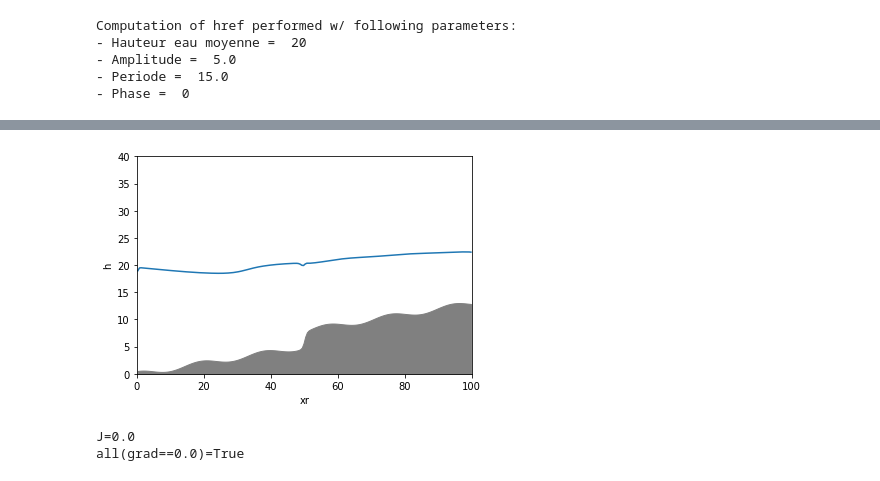
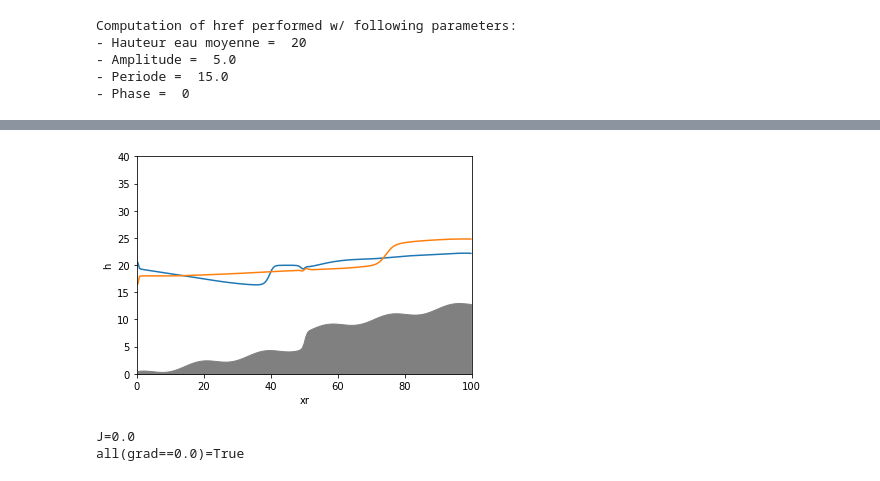
Before and after one commit to VTrappler/SWE1D, a Jupyter notebook: example.ipynb, the cells around one changed output, grey strips where cells are left out. Saved outputs shown, nothing was run; the diff lists cells and outputs as text; code cells hidden in the pictures.

```diff
--- a/example.ipynb
+++ b/example.ipynb
@@ -17,11 +17,11 @@ Computation of href performed w/ following parameters:
 - Periode =  15.0
 - Phase =  0
 # %%
-anim = swe.animation_SWE.animate_SWE(xr, [h], sweHR.b, sweHR.D, ylim=[0, 40])
-# HTML(anim.to_html5_video())
+anim = swe.animation_SWE.animate_SWE(xr, [sweHR.href, h], sweHR.b, sweHR.D, ylim=[0, 40])
+HTML(anim.to_html5_video())
 # %% [output]
 [interactive output not drawn]
-[figure, old version]
+[figure, new version]
 # %%
 # Adjoint gradient
 J, grad = sweHR.J_KAP(sweHR.Kref, sweHR.amplitude, sweHR.period)
```
Also changed, not shown: parts of 2 cells of this notebook, 1 other file.
